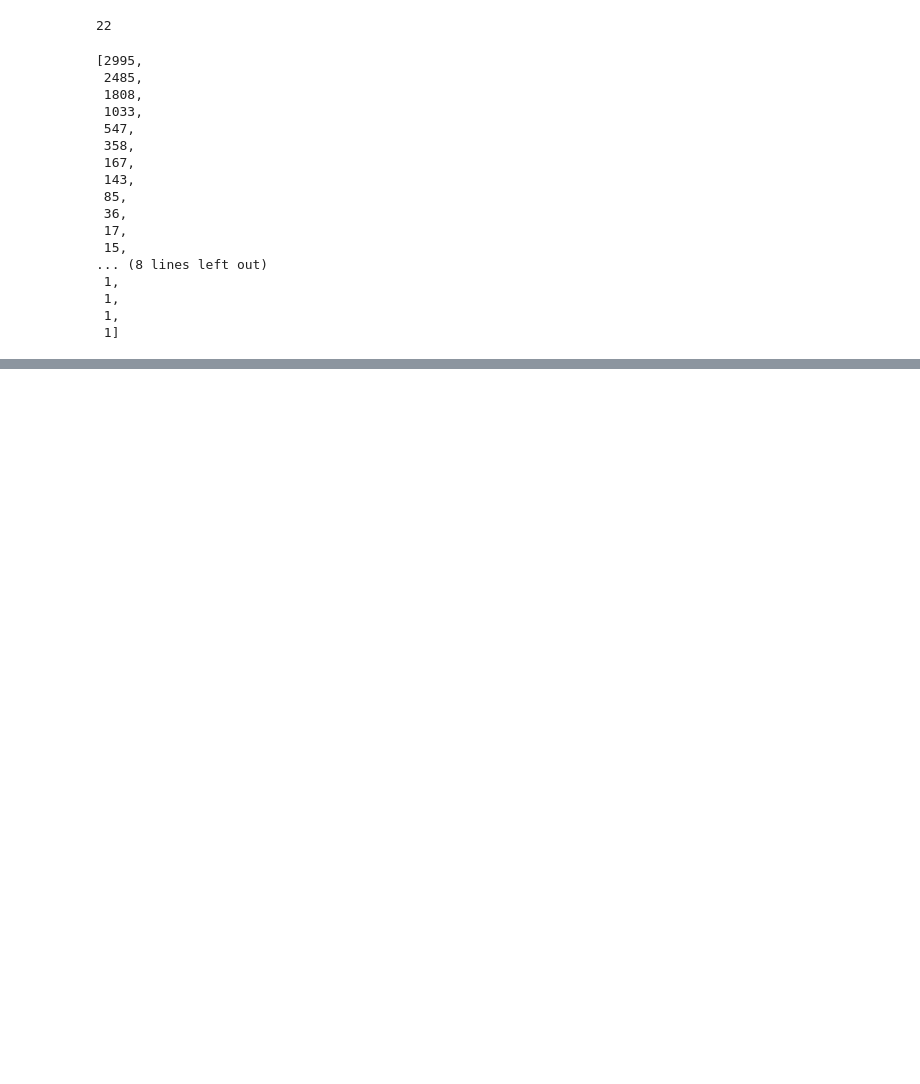
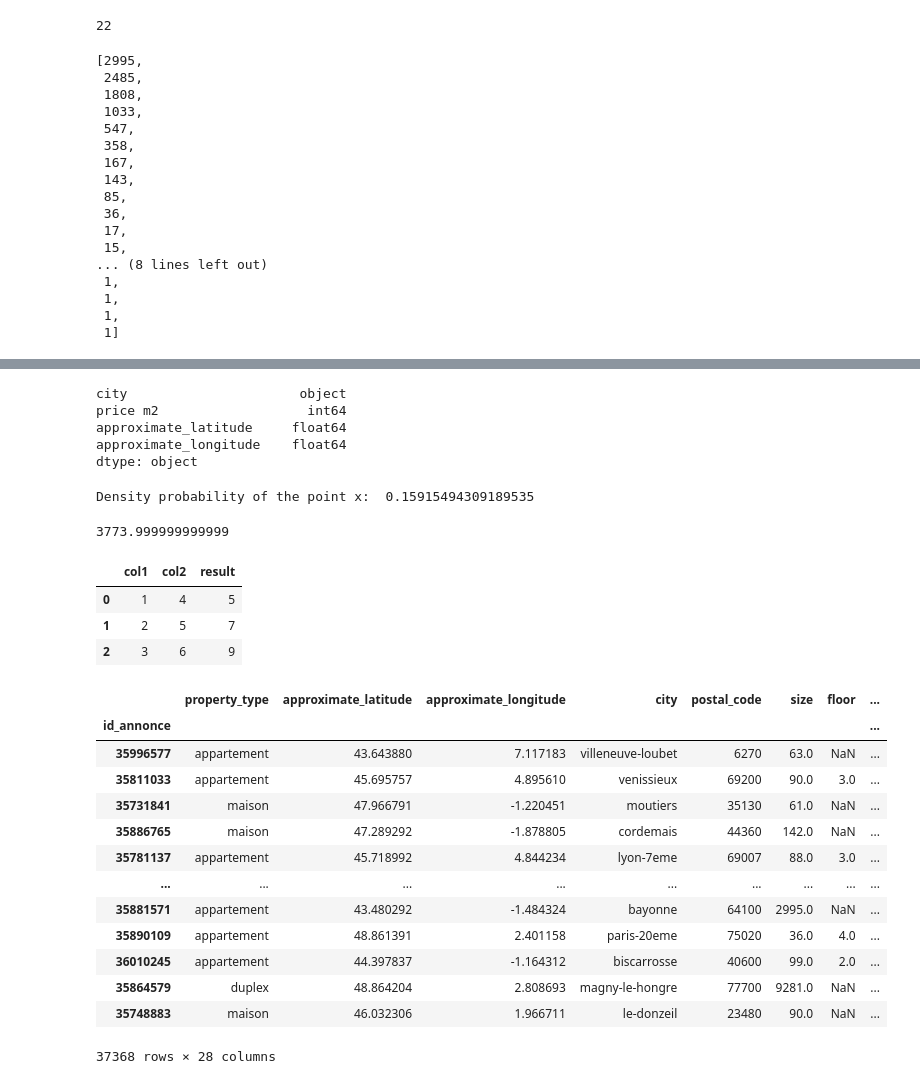
Before and after one commit to Simon-Bertrand/RealEstatePricing, a Jupyter notebook: Test.ipynb, the cells around one changed output, grey strips where cells are left out. Cells and saved outputs as stored; diff of their text form; code cells hidden in the pictures; blank space fills up the shorter version.

```diff
--- a/Test.ipynb
+++ b/Test.ipynb
@@ -48,0 +121,23 @@ def histogram(pdData,column,nb=100,**kargs):
+# %%
+df_preprocessing.dtypes
+# %% [output]
+city                      object
+price m2                   int64
+approximate_latitude     float64
+approximate_longitude    float64
+dtype: object
+# %%
+# Define the mean vector (mu) and covariance matrix (cov)
+mu = np.array([0, 0])
+cov = np.array([[1, 0], [0, 1]])
+
+# Create the multivariate Gaussian distribution
+dist = st.multivariate_normal(mean=mu, cov=cov)
+
+# Evaluate the density probability of a point x
+x = np.array([0, 0])
+prob = dist.pdf(x)
+
+print("Density probability of the point x: ", prob)
+# %% [output]
+Density probability of the point x:  0.15915494309189535
@@ -48,0 +165,42 @@ def histogram(pdData,column,nb=100,**kargs):
+# %%
+O = Object()
+np.median(O.ScoreCity(df,0.1))
+# %% [output]
+3773.999999999999
+# %%
+def ma_fonction(row, col1, col2):
+    return row[col1] + row[col2]
+
+dfA = pd.DataFrame({'col1': [1, 2, 3], 'col2': [4, 5, 6]})
+dfA['result'] = dfA.apply(lambda row: ma_fonction(row, 'col1', 'col2'), axis=1)
+dfA
+# %% [output]
+|  | col1 | col2 | result |
+| 0 | 1 | 4 | 5 |
+| 1 | 2 | 5 | 7 |
+| 2 | 3 | 6 | 9 |
+# %%
+def ScoreSize(row):
+    if row['property_type'] in ['appartement','chambre','divers','duplex','loft','maison']:
+        if row['property_type'] == 'appartement' and row['size']>300:
+            return row['size']/10
+        else:
+            return 9000.0
+# %%
+df['Hello']=df.apply(lambda row: ScoreSize(row), axis=1)
+df
+# %% [output]
+|  | property_type | approximate_latitude | approximate_longitude | city | postal_code | size | floor | ... |
+| id_annonce |  |  |  |  |  |  |  | ... |
+| 35996577 | appartement | 43.643880 | 7.117183 | villeneuve-loubet | 6270 | 63.0 | NaN | ... |
+| 35811033 | appartement | 45.695757 | 4.895610 | venissieux | 69200 | 90.0 | 3.0 | ... |
+| 35731841 | maison | 47.966791 | -1.220451 | moutiers | 35130 | 61.0 | NaN | ... |
+| 35886765 | maison | 47.289292 | -1.878805 | cordemais | 44360 | 142.0 | NaN | ... |
+| 35781137 | appartement | 45.718992 | 4.844234 | lyon-7eme | 69007 | 88.0 | 3.0 | ... |
+| ... | ... | ... | ... | ... | ... | ... | ... | ... |
+| 35881571 | appartement | 43.480292 | -1.484324 | bayonne | 64100 | 2995.0 | NaN | ... |
+| 35890109 | appartement | 48.861391 | 2.401158 | paris-20eme | 75020 | 36.0 | 4.0 | ... |
+| 36010245 | appartement | 44.397837 | -1.164312 | biscarrosse | 40600 | 99.0 | 2.0 | ... |
+| 35864579 | duplex | 48.864204 | 2.808693 | magny-le-hongre | 77700 | 9281.0 | NaN | ... |
+| 35748883 | maison | 46.032306 | 1.966711 | le-donzeil | 23480 | 90.0 | NaN | ... |
+37368 rows × 28 columns
```
Also changed, not shown: parts of 18 cells of this notebook, 6 other files.
